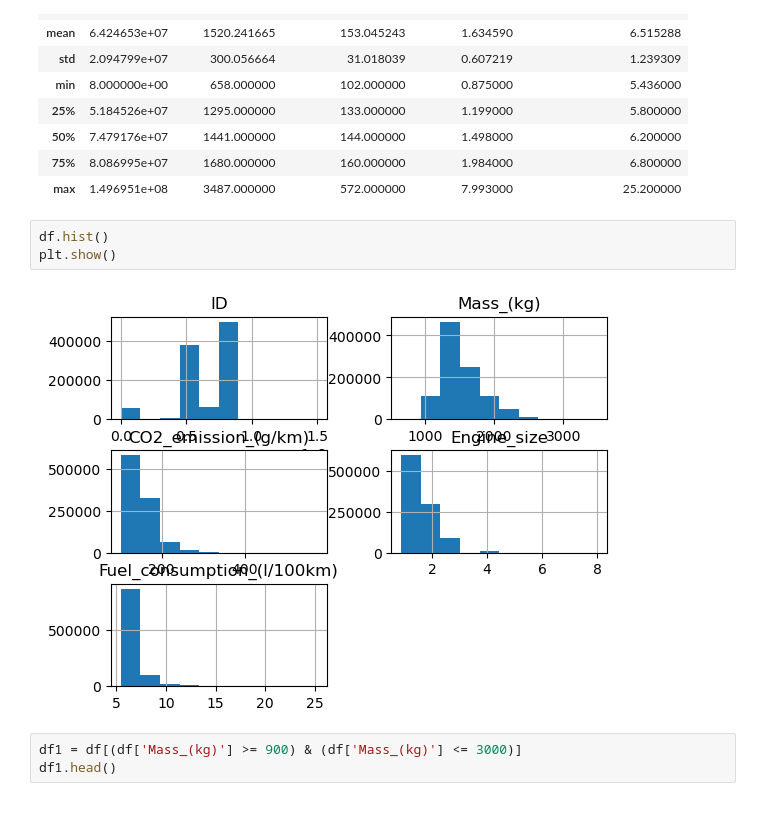
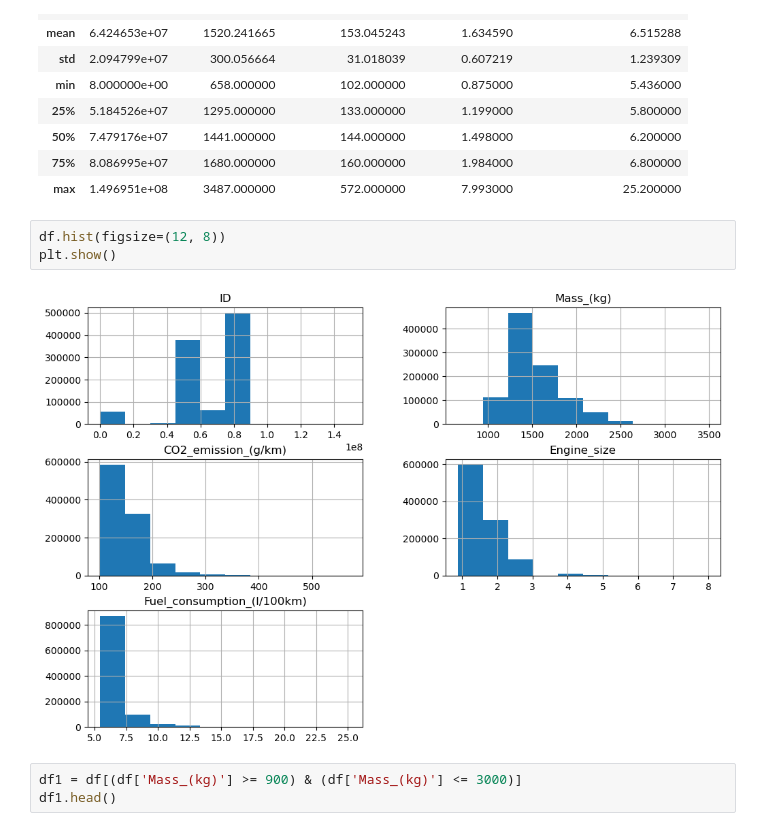
Before and after one commit to matublaq/CO2_contamination_vehicle, a Jupyter notebook: analytic.ipynb, the cells around one changed output. Cells and saved outputs as stored; diff of their text form.

```diff
--- a/analytic.ipynb
+++ b/analytic.ipynb
@@ -30,10 +30,10 @@ df.describe()
 | 75% | 8.086995e+07 | 1680.000000 | 160.000000 | 1.984000 | 6.800000 |
 | max | 1.496951e+08 | 3487.000000 | 572.000000 | 7.993000 | 25.200000 |
 # %%
-df.hist()
+df.hist(figsize=(12, 8))
 plt.show()
 # %% [output]
-[figure, old version]
+[figure, new version]
 # %%
 df1 = df[(df['Mass_(kg)'] >= 900) & (df['Mass_(kg)'] <= 3000)]
 df1.head()
```
Also changed, not shown: parts of 11 cells of this notebook, 2 other files.
